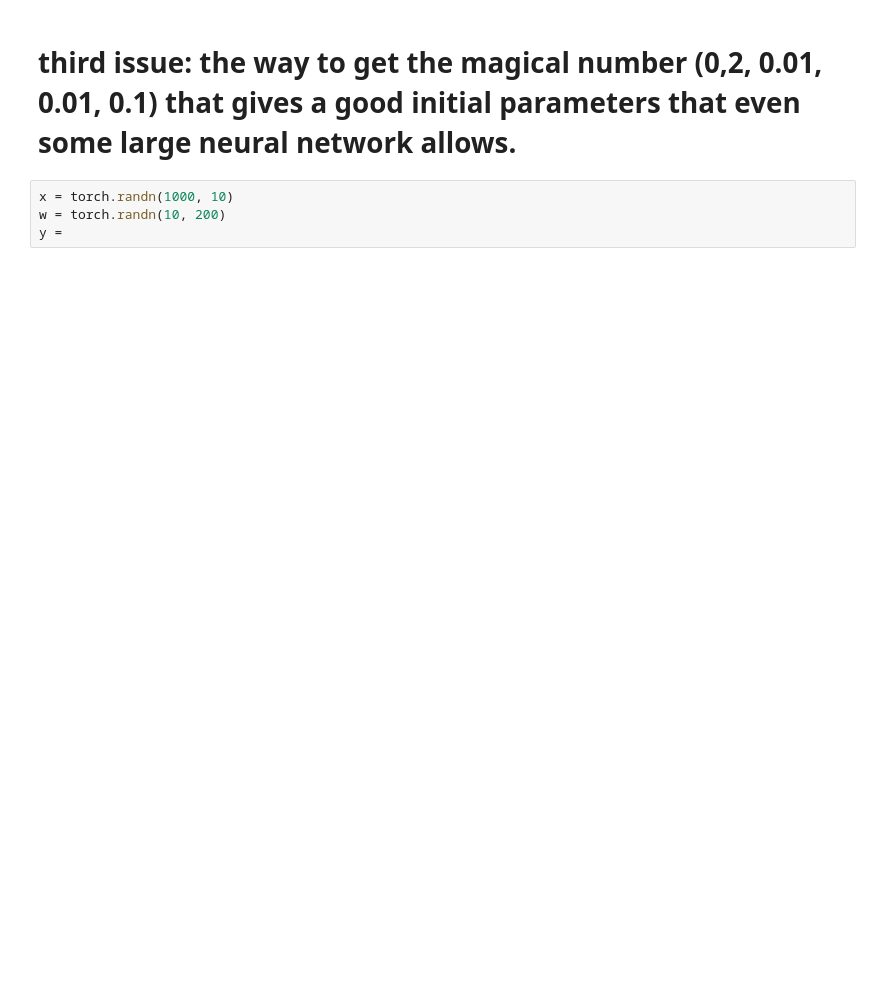
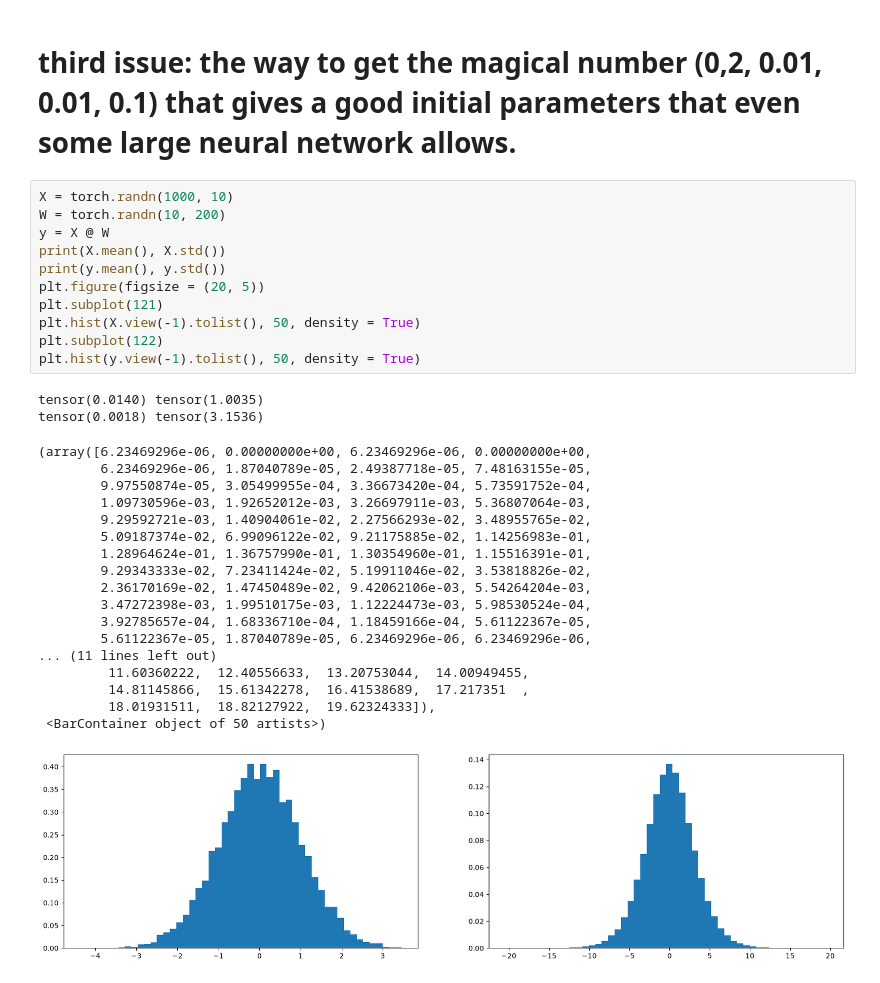
Before and after one commit to ericz8822-cmyk/nn-zero-to-hero-practice, a Jupyter notebook: lecture4.ipynb, the cells around one changed output. Drawn from its saved outputs; the diff is of its cells as text; blank space fills up the shorter version.

```diff
--- a/lecture4.ipynb
+++ b/lecture4.ipynb
@@ -648,6 +633,34 @@ val 2.1029491424560547
 # %% [markdown]
 # third issue: the way to get the magical number (0,2, 0.01, 0.01, 0.1) that gives a good initial parameters that even some large neural network allows.
-# %%
-x = torch.randn(1000, 10)
-w = torch.randn(10, 200)
-y =
+# %%
+X = torch.randn(1000, 10)
+W = torch.randn(10, 200)
+y = X @ W
+print(X.mean(), X.std())
+print(y.mean(), y.std())
+plt.figure(figsize = (20, 5))
+plt.subplot(121)
+plt.hist(X.view(-1).tolist(), 50, density = True)
+plt.subplot(122)
+plt.hist(y.view(-1).tolist(), 50, density = True)
+# %% [output]
+tensor(0.0140) tensor(1.0035)
+tensor(0.0018) tensor(3.1536)
+(array([6.23469296e-06, 0.00000000e+00, 6.23469296e-06, 0.00000000e+00,
+        6.23469296e-06, 1.87040789e-05, 2.49387718e-05, 7.48163155e-05,
+        9.97550874e-05, 3.05499955e-04, 3.36673420e-04, 5.73591752e-04,
+        1.09730596e-03, 1.92652012e-03, 3.26697911e-03, 5.36807064e-03,
+        9.29592721e-03, 1.40904061e-02, 2.27566293e-02, 3.48955765e-02,
+        5.09187374e-02, 6.99096122e-02, 9.21175885e-02, 1.14256983e-01,
+        1.28964624e-01, 1.36757990e-01, 1.30354960e-01, 1.15516391e-01,
+        9.29343333e-02, 7.23411424e-02, 5.19911046e-02, 3.53818826e-02,
+        2.36170169e-02, 1.47450489e-02, 9.42062106e-03, 5.54264204e-03,
+        3.47272398e-03, 1.99510175e-03, 1.12224473e-03, 5.98530524e-04,
+        3.92785657e-04, 1.68336710e-04, 1.18459166e-04, 5.61122367e-05,
+        5.61122367e-05, 1.87040789e-05, 6.23469296e-06, 6.23469296e-06,
+... (11 lines left out)
+         11.60360222,  12.40556633,  13.20753044,  14.00949455,
+         14.81145866,  15.61342278,  16.41538689,  17.217351  ,
+         18.01931511,  18.82127922,  19.62324333]),
+ <BarContainer object of 50 artists>)
+[figure, added]
```
Also changed, not shown: parts of 60 cells of this notebook, 4 other files.
